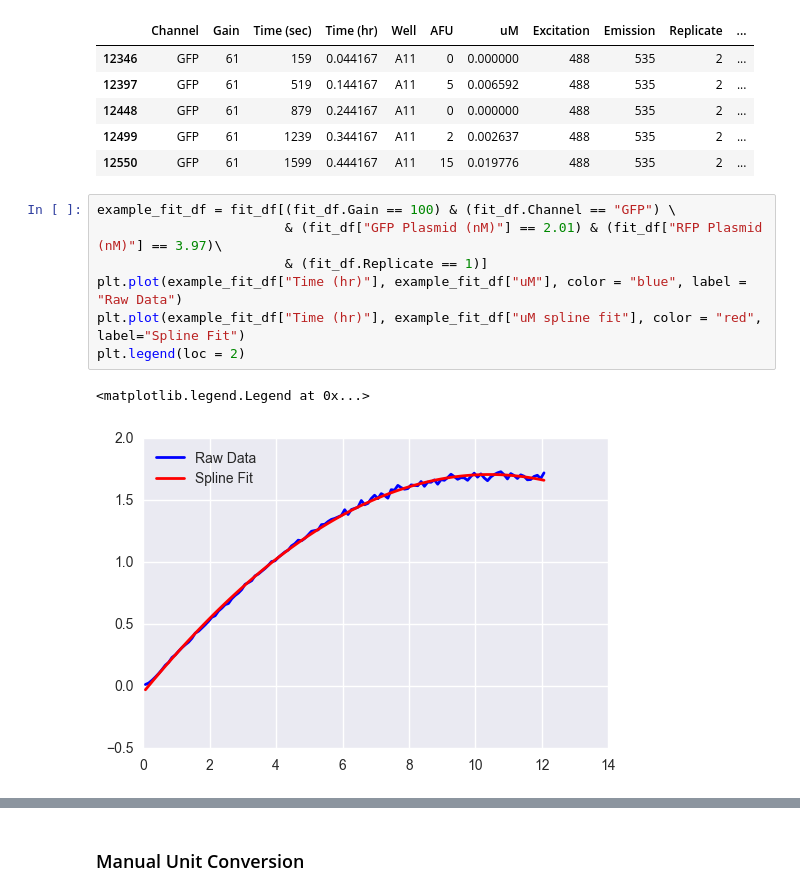
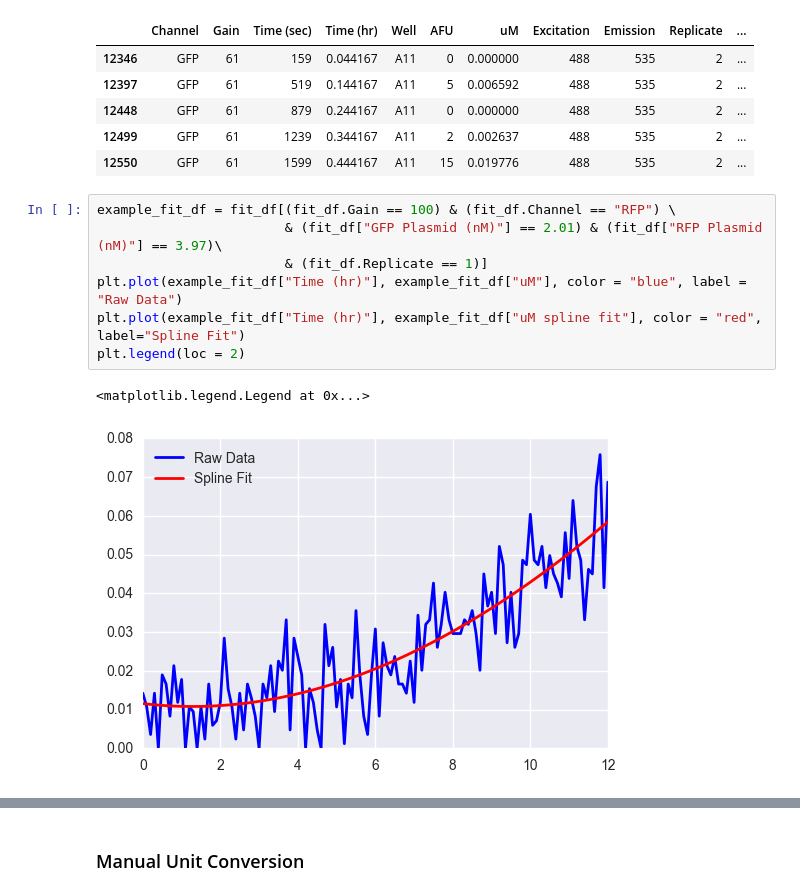
Before and after one commit to sclamons/murraylab_tools, a Jupyter notebook: examples/Biotek Analysis Usage Examples.ipynb, the cells around one changed output, grey strips where cells are left out. Drawn from its saved outputs; the diff is of its cells as text.

```diff
--- a/examples/Biotek Analysis Usage Examples.ipynb
+++ b/examples/Biotek Analysis Usage Examples.ipynb
@@ -223,13 +223,13 @@ See the caveats in the documentation: http://pandas.pydata.org/pandas-docs/stabl
 | 12499 | GFP | 61 | 1239 | 0.344167 | A11 | 2 | 0.002637 | 488 | 535 | 2 | ... |
 | 12550 | GFP | 61 | 1599 | 0.444167 | A11 | 15 | 0.019776 | 488 | 535 | 2 | ... |
 # %%
-example_fit_df = fit_df[(fit_df.Gain == 100) & (fit_df.Channel == "GFP") \
+example_fit_df = fit_df[(fit_df.Gain == 100) & (fit_df.Channel == "RFP") \
                         & (fit_df["GFP Plasmid (nM)"] == 2.01) & (fit_df["RFP Plasmid (nM)"] == 3.97)\
                         & (fit_df.Replicate == 1)]
 plt.plot(example_fit_df["Time (hr)"], example_fit_df["uM"], color = "blue", label = "Raw Data")
 plt.plot(example_fit_df["Time (hr)"], example_fit_df["uM spline fit"], color = "red", label="Spline Fit")
 plt.legend(loc = 2)
 # %% [output]
 <matplotlib.legend.Legend at 0x...>
-[figure, old version]
+[figure, new version]
 # %% [markdown]
```
Also changed, not shown: parts of 5 cells of this notebook, 1 other file.
